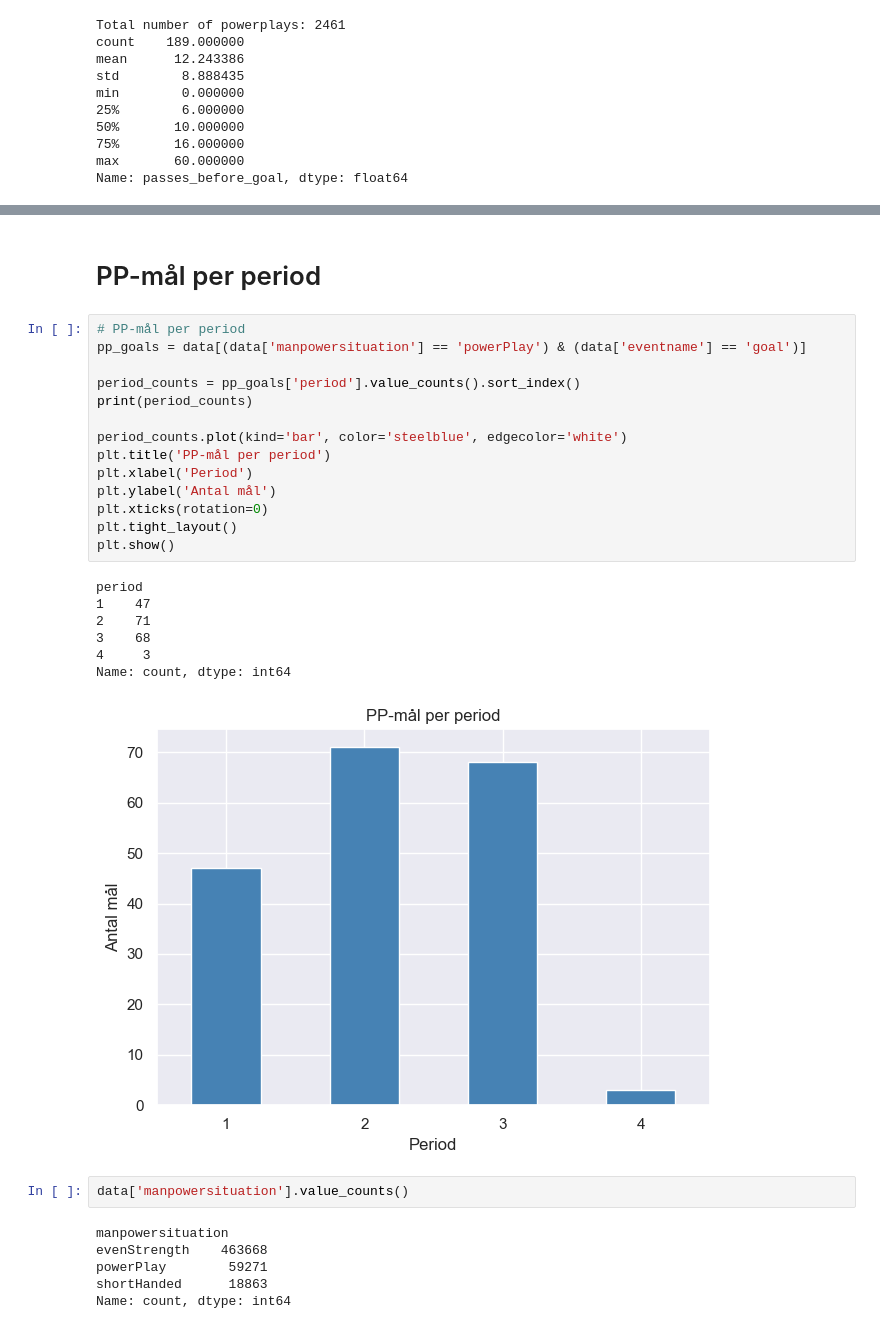
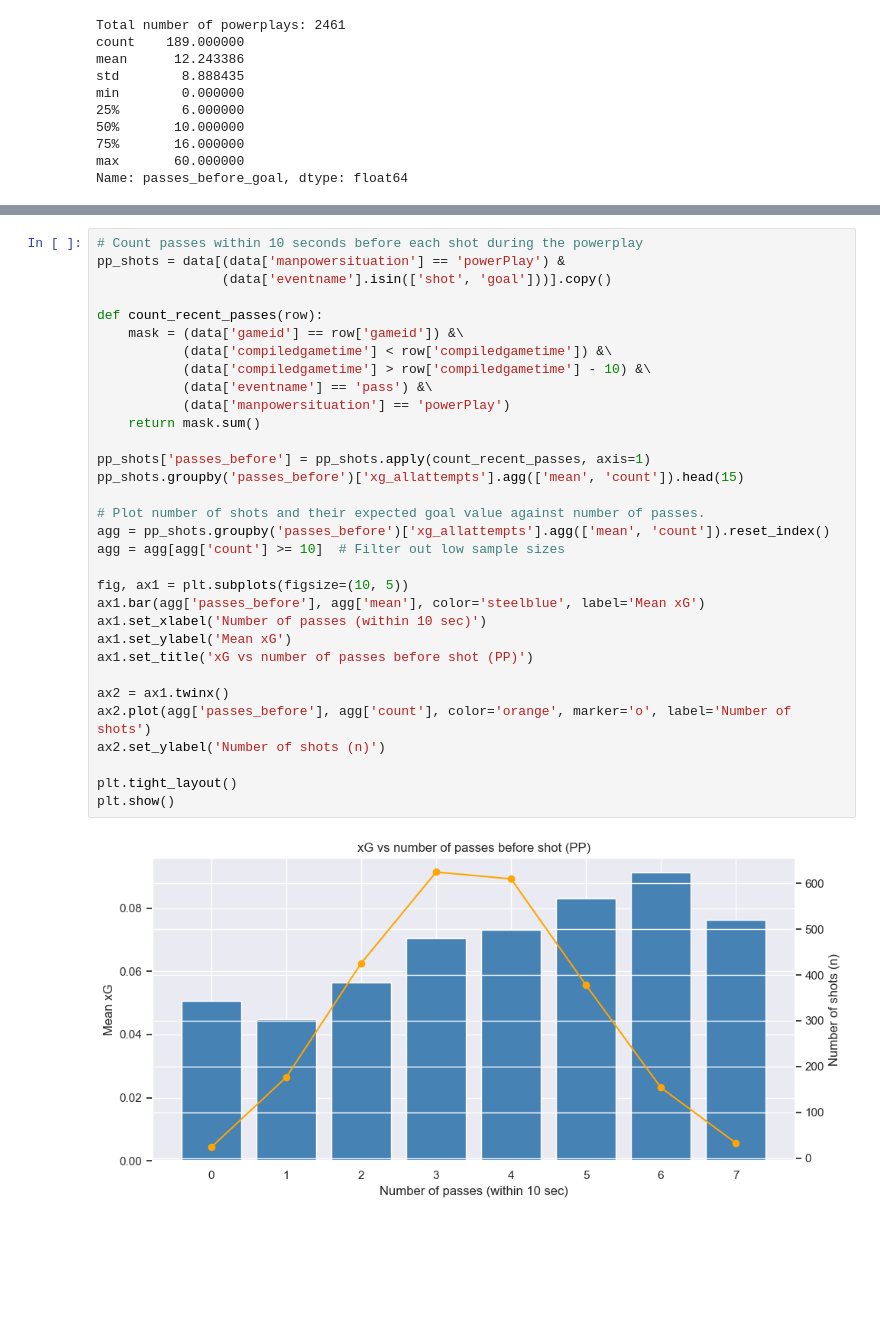
Before and after one commit to emmabertmar/LINHAC-project-2026, a Jupyter notebook: analysis.ipynb, the cells around one changed output, grey strips where cells are left out. Cells and saved outputs as stored; diff of their text form; blank space fills up the shorter version.

Commit message:
added a lot of plots to find some interesting patterns

```diff
--- a/analysis.ipynb
+++ b/analysis.ipynb
@@ -224,35 +195,37 @@ Pp-sekvenser med mål: 0
 Empty DataFrame
 Columns: []
 Index: []
-# %% [markdown]
-# PP-mål per period
-# %%
-# PP-mål per period
-pp_goals = data[(data['manpowersituation'] == 'powerPlay') & (data['eventname'] == 'goal')]
-
-period_counts = pp_goals['period'].value_counts().sort_index()
-print(period_counts)
-
-period_counts.plot(kind='bar', color='steelblue', edgecolor='white')
-plt.title('PP-mål per period')
-plt.xlabel('Period')
-plt.ylabel('Antal mål')
-plt.xticks(rotation=0)
-plt.tight_layout()
-plt.show()
-# %% [output]
-period
-1    47
-2    71
-3    68
-4     3
-Name: count, dtype: int64
-[figure, removed]
-# %%
-data['manpowersituation'].value_counts()
-# %% [output]
-manpowersituation
-evenStrength    463668
-powerPlay        59271
-shortHanded      18863
-Name: count, dtype: int64
+# %%
+# Count passes within 10 seconds before each shot during the powerplay
+pp_shots = data[(data['manpowersituation'] == 'powerPlay') &
+                (data['eventname'].isin(['shot', 'goal']))].copy()
+
+def count_recent_passes(row):
+    mask = (data['gameid'] == row['gameid']) &\
+           (data['compiledgametime'] < row['compiledgametime']) &\
+           (data['compiledgametime'] > row['compiledgametime'] - 10) &\
+           (data['eventname'] == 'pass') &\
+           (data['manpowersituation'] == 'powerPlay')
+    return mask.sum()
+
+pp_shots['passes_before'] = pp_shots.apply(count_recent_passes, axis=1)
+pp_shots.groupby('passes_before')['xg_allattempts'].agg(['mean', 'count']).head(15)
+
+# Plot number of shots and their expected goal value against number of passes.
+agg = pp_shots.groupby('passes_before')['xg_allattempts'].agg(['mean', 'count']).reset_index()
+agg = agg[agg['count'] >= 10]  # Filter out low sample sizes
+
+fig, ax1 = plt.subplots(figsize=(10, 5))
+ax1.bar(agg['passes_before'], agg['mean'], color='steelblue', label='Mean xG')
+ax1.set_xlabel('Number of passes (within 10 sec)')
+ax1.set_ylabel('Mean xG')
+ax1.set_title('xG vs number of passes before shot (PP)')
+
+ax2 = ax1.twinx()
+ax2.plot(agg['passes_before'], agg['count'], color='orange', marker='o', label='Number of shots')
+ax2.set_ylabel('Number of shots (n)')
+
+plt.tight_layout()
+plt.show()
+# %% [output]
+[figure, added]
```
Also changed, not shown: parts of 27 cells of this notebook.
